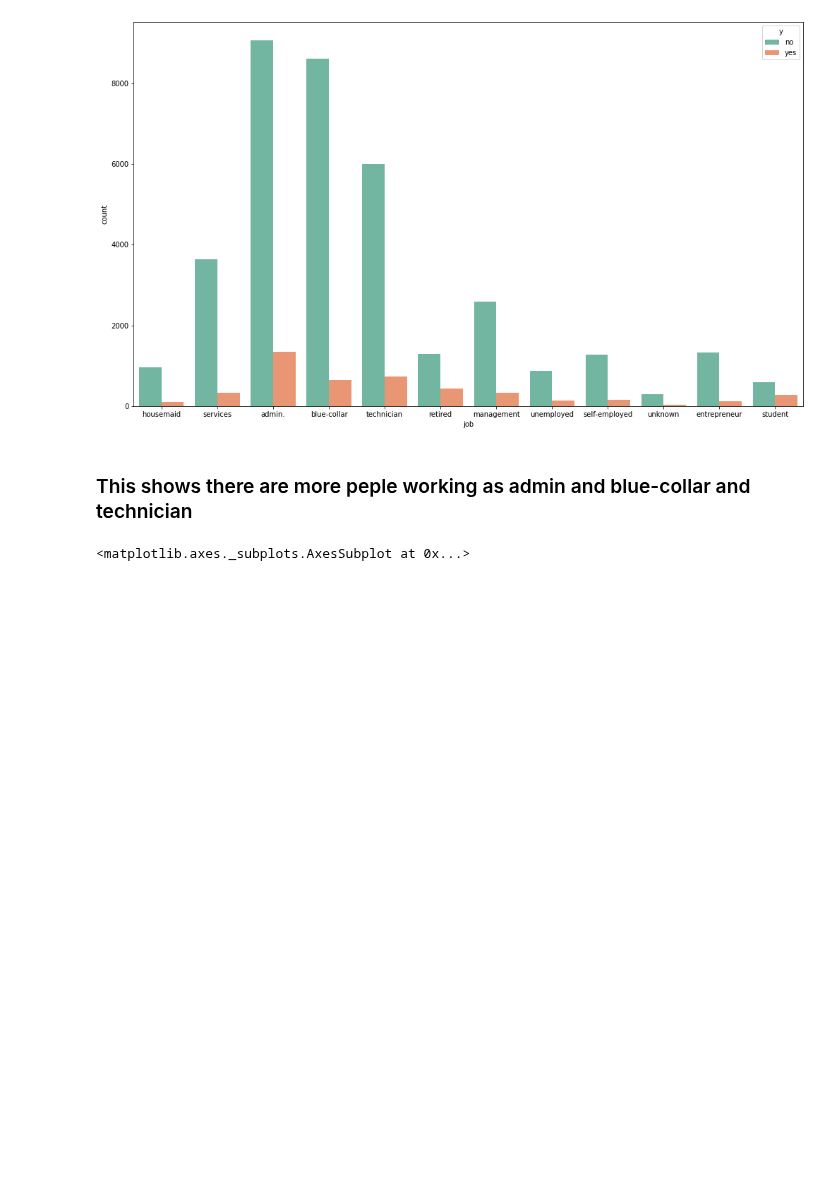
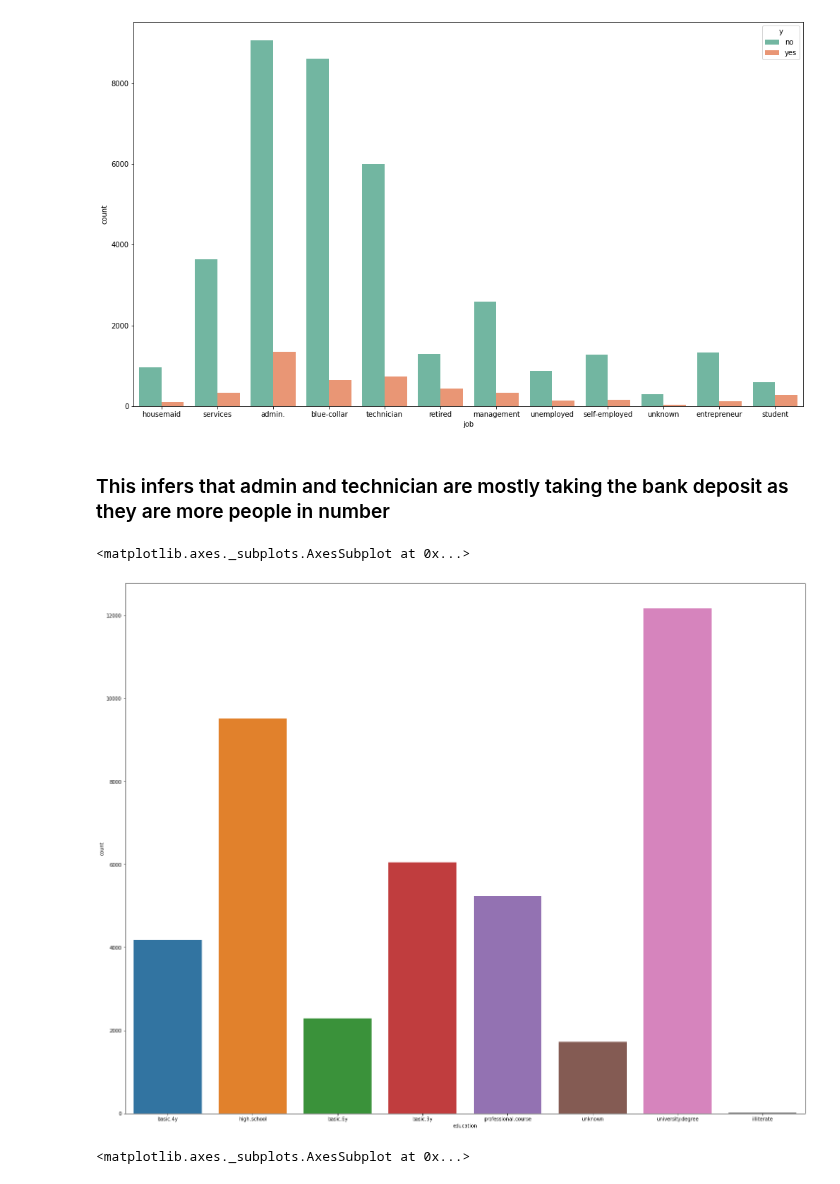
Before and after one commit to VpkPrasanna/ineuronchallanges, a Jupyter notebook: Banking subscription/BankSubscription.ipynb, the cells around one changed output. Drawn from its saved outputs; the diff is of its cells as text; code cells hidden in the pictures; blank space fills up the shorter version.

```diff
--- a/Banking subscription/BankSubscription.ipynb
+++ b/Banking subscription/BankSubscription.ipynb
@@ -84,8 +89,13 @@ sns.countplot(x=train_data['job'],hue=train_data['y'],palette="Set2")
 # %% [output]
 <matplotlib.axes._subplots.AxesSubplot at 0x...>
 [figure]
-# %% [markdown]
-### This shows there are more peple working as admin and blue-collar and technician
+# %% [markdown]
+### This infers that admin and technician are mostly taking the bank deposit as they are more people in number
+# %%
+sns.countplot(x=train_data['education'])
+# %% [output]
+<matplotlib.axes._subplots.AxesSubplot at 0x...>
+[figure, added]
 # %%
 rcParams['figure.figsize'] = 15,10
 sns.countplot(x=train_data['education'],hue=train_data['y'],palette="Set2")
```
Also changed, not shown: parts of 20 cells of this notebook.
